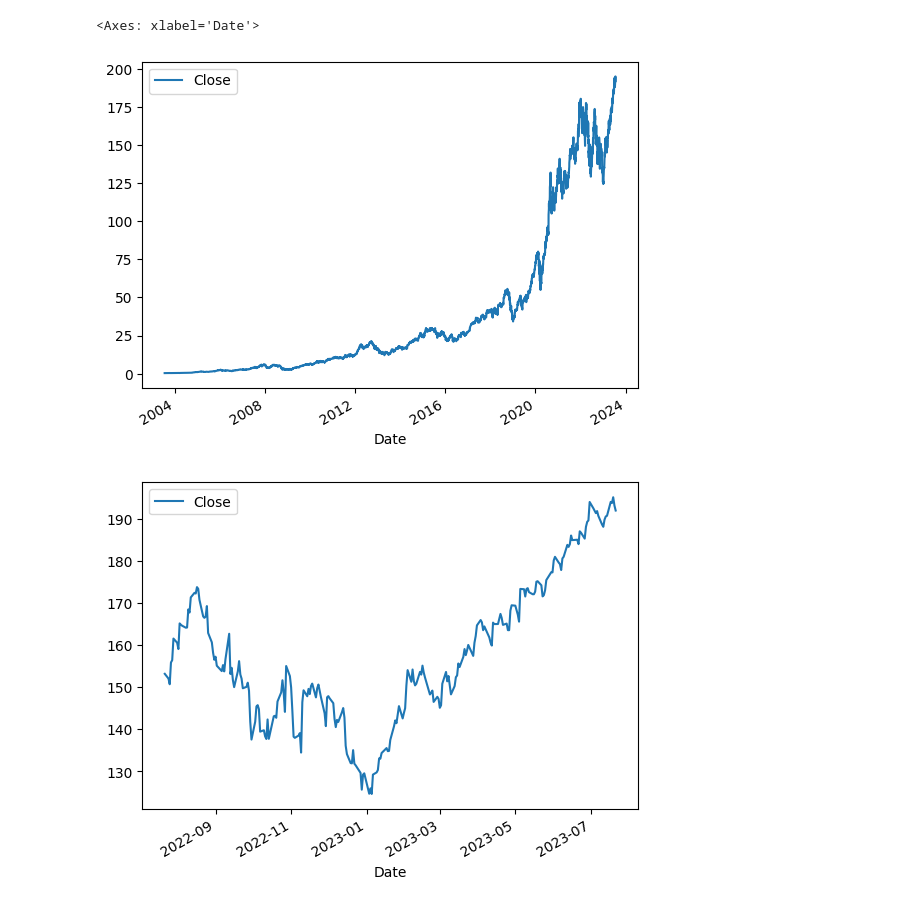
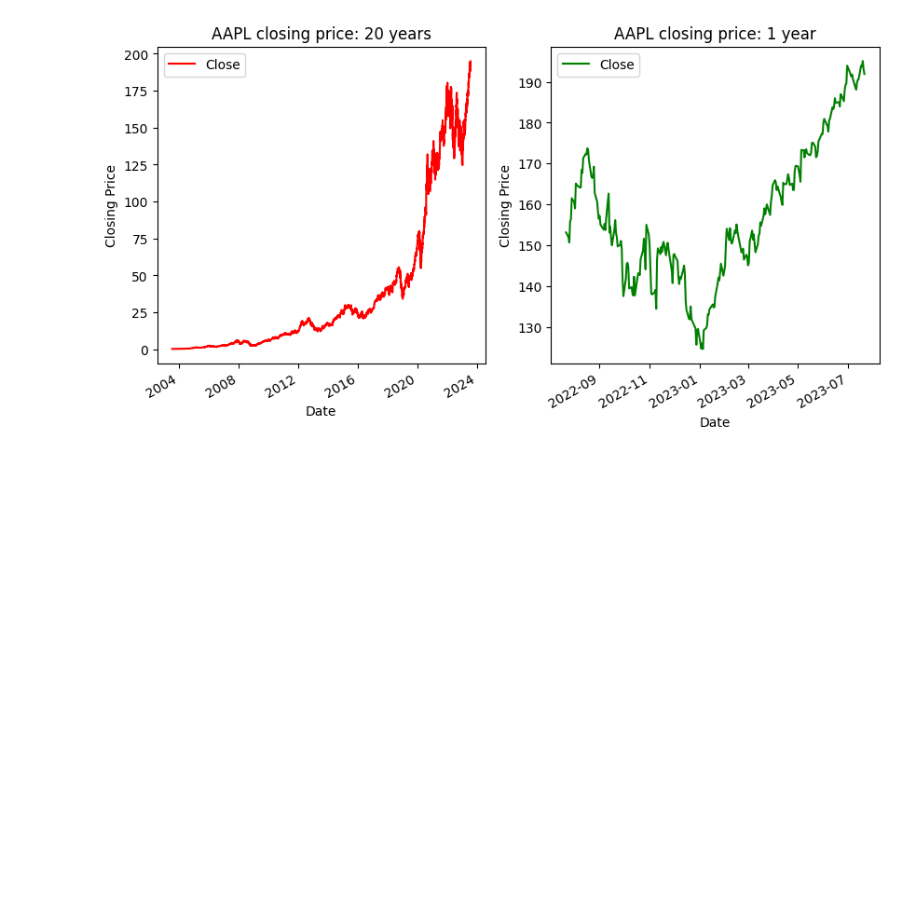
Before and after one commit to DivyeshVed/StockPricePredictor, a Jupyter notebook: stock_price_predictor.ipynb, the cells around one changed output. Saved outputs shown, nothing was run; the diff lists cells and outputs as text; code cells hidden in the pictures; blank space fills up the shorter version.

```diff
--- a/stock_price_predictor.ipynb
+++ b/stock_price_predictor.ipynb
@@ -6,17 +7,28 @@ import pandas as pd
+# %%
+# Getting the ticker of the stock that the user wants to work with.
+ticker = input("Please enter the ticker that you want to analyse: ")
 # %%
-# Getting the Apple stock price.
-stock = yf.Ticker("AAPL")
+# Getting the ticker stock price
+stock = yf.Ticker(ticker.upper())
 # Querying all the data from a very long time ago.
 stock_history = stock.history(period='20y')
+# Taking a closer look at the close price over the past year.
+one_year_stock = stock.history(period="1y")
 # Getting the names of all the columns in the dataframe that contains the historical data of our stock.
 column_names = stock_history.columns
-# %%
-# Plotting the closing price against the index of the table
-stock_history.plot.line(y="Close", use_index=True)
-# Taking a closer look at the close price over the past year
-one_year_stock = stock.history(period="1y")
-one_year_stock.plot.line(y="Close", use_index=True)
-# %% [output]
-<Axes: xlabel='Date'>
-[figure, removed]
-[figure, removed]
+# %%
+# Creating a subplot
+fig, axes = plt.subplots(nrows=1, ncols=2, figsize=(10,5))
+# Plotting the closing price against the index of the table.
+stock_history.plot.line(y="Close", use_index=True, color='red', ax=axes[0])
+axes[0].set_title('{} closing price: 20 years'.format(ticker.upper()))
+axes[0].set_xlabel('Date')
+axes[0].set_ylabel('Closing Price')
+# Plotting the closing price over the past year against the index of the table.
+plot2 = one_year_stock.plot.line(y="Close", use_index=True, color='green', ax=axes[1])
+axes[1].set_title('{} closing price: 1 year'.format(ticker.upper()))
+axes[1].set_xlabel('Date')
+axes[1].set_ylabel('Closing Price')
+plt.show()
+# %% [output]
+[figure, added]
```
Also changed, not shown: parts of 2 cells of this notebook, 1 other file.
